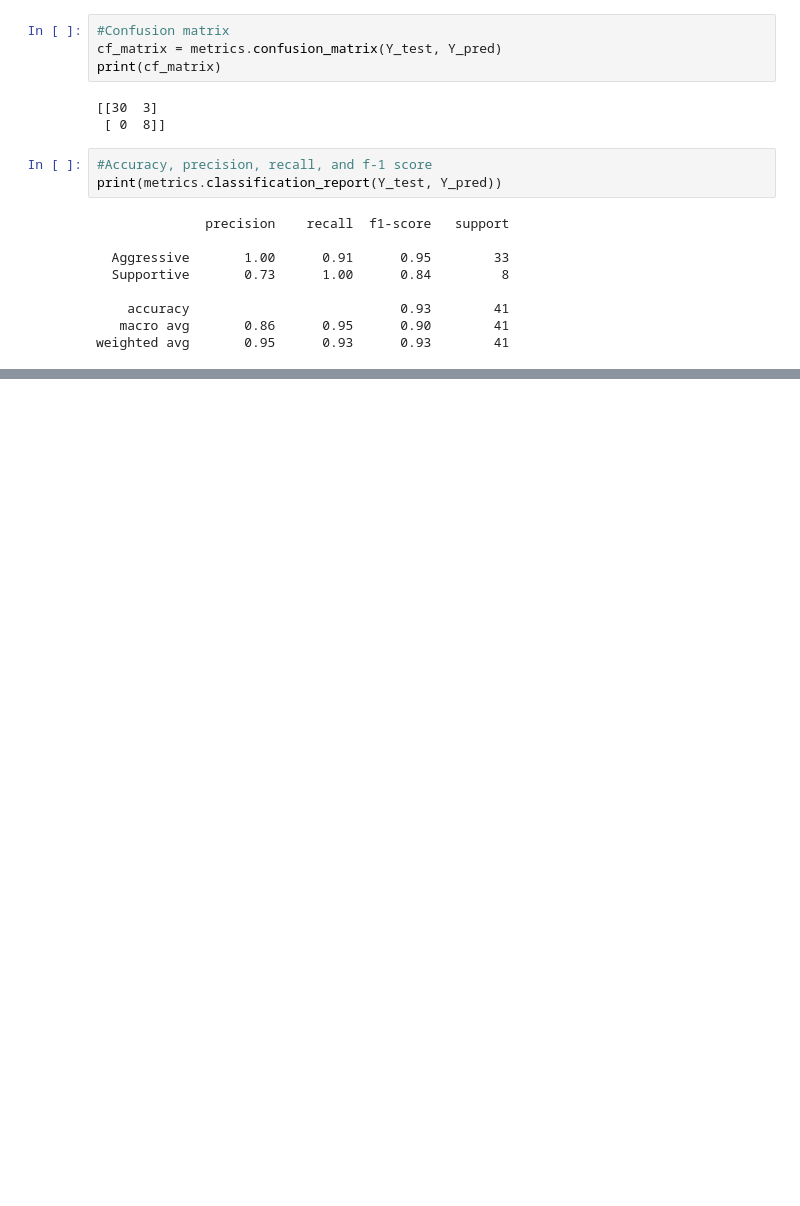
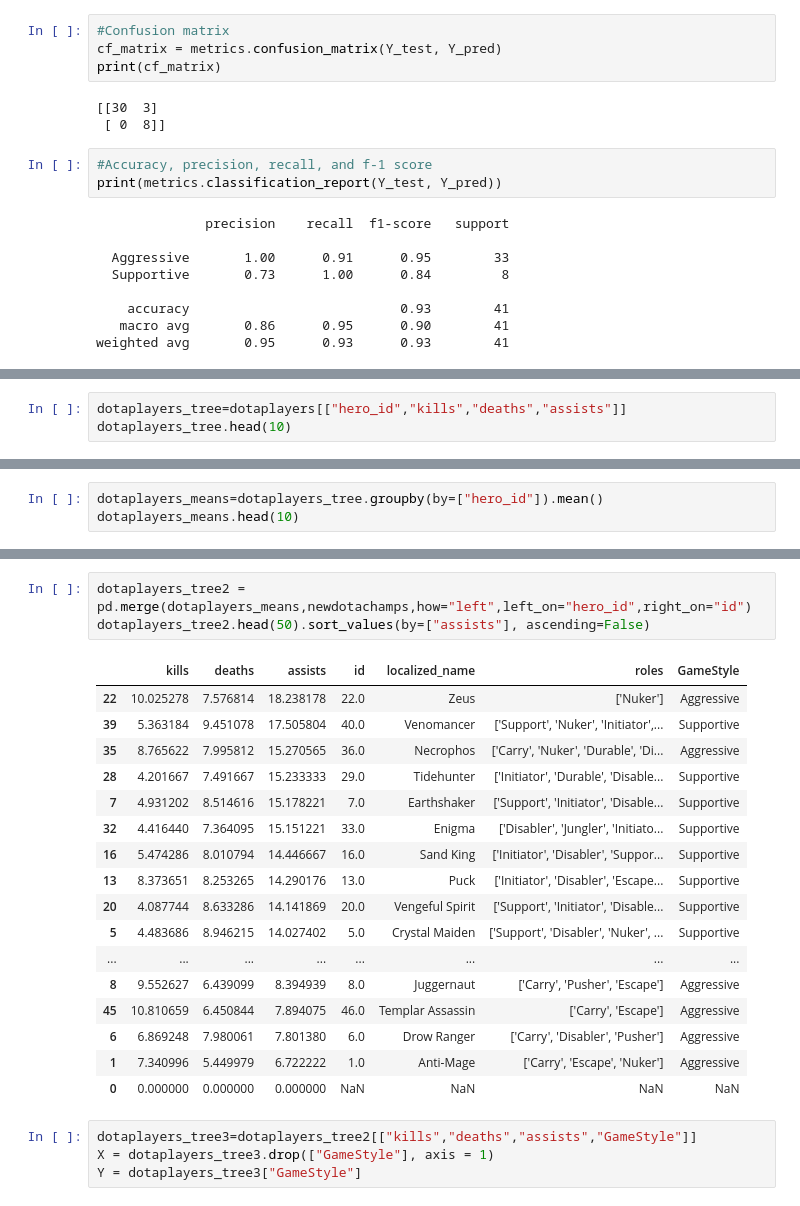
Before and after one commit to oguzhaneryigit/DataScience-LOL-Analysis, a Jupyter notebook: GuncelDataScience.ipynb, the cells around one changed output, grey strips where cells are left out. Cells and saved outputs as stored; diff of their text form; blank space fills up the shorter version.

Commit message:
SON (Dota Tree Eklendi)

```diff
--- a/GuncelDataScience.ipynb
+++ b/GuncelDataScience.ipynb
@@ -1069,0 +1085,3 @@ weighted avg       0.95      0.93      0.93        41
+# %%
+dotaplayers_tree=dotaplayers[["hero_id","kills","deaths","assists"]]
+dotaplayers_tree.head(10)
@@ -1069,0 +1100,3 @@ weighted avg       0.95      0.93      0.93        41
+# %%
+dotaplayers_means=dotaplayers_tree.groupby(by=["hero_id"]).mean()
+dotaplayers_means.head(10)
@@ -1069,0 +1116,25 @@ weighted avg       0.95      0.93      0.93        41
+# %%
+dotaplayers_tree2 = pd.merge(dotaplayers_means,newdotachamps,how="left",left_on="hero_id",right_on="id")
+dotaplayers_tree2.head(50).sort_values(by=["assists"], ascending=False)
+# %% [output]
+|  | kills | deaths | assists | id | localized_name | roles | GameStyle |
+| 22 | 10.025278 | 7.576814 | 18.238178 | 22.0 | Zeus | ['Nuker'] | Aggressive |
+| 39 | 5.363184 | 9.451078 | 17.505804 | 40.0 | Venomancer | ['Support', 'Nuker', 'Initiator',... | Supportive |
+| 35 | 8.765622 | 7.995812 | 15.270565 | 36.0 | Necrophos | ['Carry', 'Nuker', 'Durable', 'Di... | Aggressive |
+| 28 | 4.201667 | 7.491667 | 15.233333 | 29.0 | Tidehunter | ['Initiator', 'Durable', 'Disable... | Supportive |
+| 7 | 4.931202 | 8.514616 | 15.178221 | 7.0 | Earthshaker | ['Support', 'Initiator', 'Disable... | Supportive |
+| 32 | 4.416440 | 7.364095 | 15.151221 | 33.0 | Enigma | ['Disabler', 'Jungler', 'Initiato... | Supportive |
+| 16 | 5.474286 | 8.010794 | 14.446667 | 16.0 | Sand King | ['Initiator', 'Disabler', 'Suppor... | Supportive |
+| 13 | 8.373651 | 8.253265 | 14.290176 | 13.0 | Puck | ['Initiator', 'Disabler', 'Escape... | Supportive |
+| 20 | 4.087744 | 8.633286 | 14.141869 | 20.0 | Vengeful Spirit | ['Support', 'Initiator', 'Disable... | Supportive |
+| 5 | 4.483686 | 8.946215 | 14.027402 | 5.0 | Crystal Maiden | ['Support', 'Disabler', 'Nuker', ... | Supportive |
+| ... | ... | ... | ... | ... | ... | ... | ... |
+| 8 | 9.552627 | 6.439099 | 8.394939 | 8.0 | Juggernaut | ['Carry', 'Pusher', 'Escape'] | Aggressive |
+| 45 | 10.810659 | 6.450844 | 7.894075 | 46.0 | Templar Assassin | ['Carry', 'Escape'] | Aggressive |
+| 6 | 6.869248 | 7.980061 | 7.801380 | 6.0 | Drow Ranger | ['Carry', 'Disabler', 'Pusher'] | Aggressive |
+| 1 | 7.340996 | 5.449979 | 6.722222 | 1.0 | Anti-Mage | ['Carry', 'Escape', 'Nuker'] | Aggressive |
+| 0 | 0.000000 | 0.000000 | 0.000000 | NaN | NaN | NaN | NaN |
+# %%
+dotaplayers_tree3=dotaplayers_tree2[["kills","deaths","assists","GameStyle"]]
+X = dotaplayers_tree3.drop(["GameStyle"], axis = 1)
+Y = dotaplayers_tree3["GameStyle"]
```
Also changed, not shown: parts of 7 cells of this notebook.
